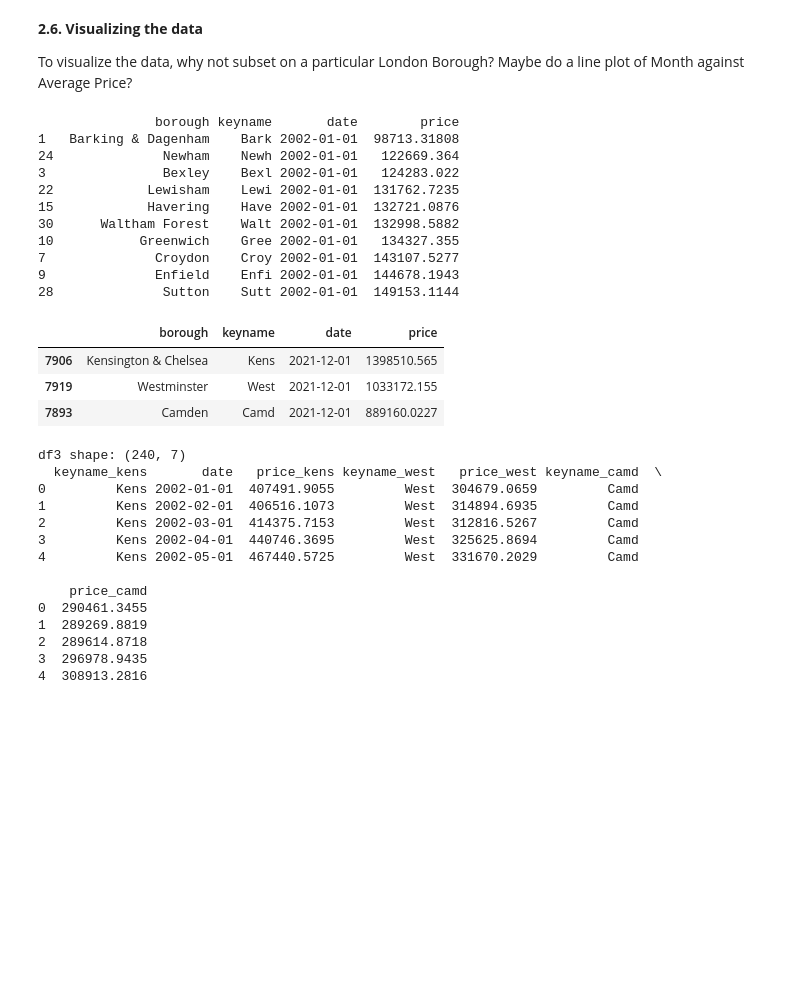
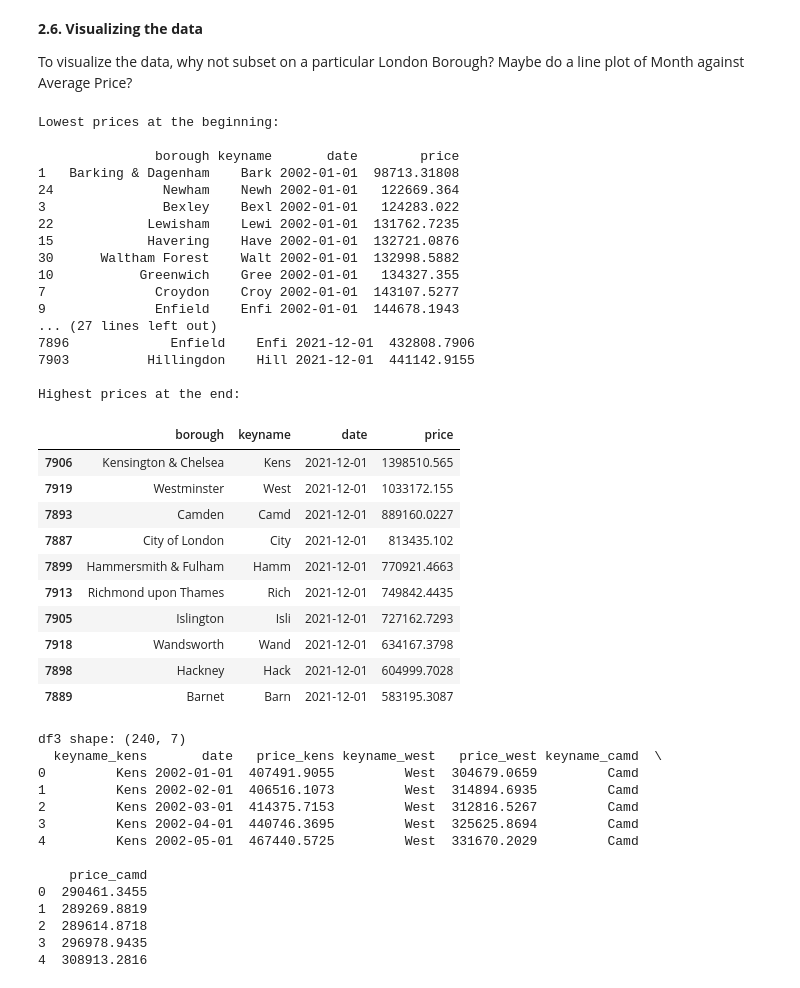
Before and after one commit to JeremyNJ/Springboard-DS-May22-001, a Jupyter notebook: Unit4Challenge-JStrauss0522.ipynb, the cells around one changed output. Drawn from its saved outputs; the diff is of its cells as text; code cells hidden in the pictures; blank space fills up the shorter version.

```diff
--- a/Unit4Challenge-JStrauss0522.ipynb
+++ b/Unit4Challenge-JStrauss0522.ipynb
@@ -302,28 +304,51 @@ fixed: 1
 **2.6. Visualizing the data**
 
 To visualize the data, why not subset on a particular London Borough? Maybe do a line plot of Month against Average Price?
-# %%
-# Let's find the 3 boroughs with the highest prices at the end of 2021 and chart the prices
-# over time for those 3.
-print(long_df[long_df['date']==datetime(2002, 1, 1, 0, 0)].sort_values('price').head(10))
-long_df[long_df['date']==datetime(2021, 12, 1, 0, 0)].sort_values('price',
-                                                                       ascending=False).head(3)
-# %% [output]
-               borough keyname       date        price
-1   Barking & Dagenham    Bark 2002-01-01  98713.31808
-24              Newham    Newh 2002-01-01   122669.364
-3               Bexley    Bexl 2002-01-01   124283.022
-22            Lewisham    Lewi 2002-01-01  131762.7235
-15            Havering    Have 2002-01-01  132721.0876
-30      Waltham Forest    Walt 2002-01-01  132998.5882
-10           Greenwich    Gree 2002-01-01   134327.355
-7              Croydon    Croy 2002-01-01  143107.5277
-9              Enfield    Enfi 2002-01-01  144678.1943
-28              Sutton    Sutt 2002-01-01  149153.1144
-|  | borough | keyname | date | price |
-| 7906 | Kensington & Chelsea | Kens | 2021-12-01 | 1398510.565 |
-| 7919 | Westminster | West | 2021-12-01 | 1033172.155 |
-| 7893 | Camden | Camd | 2021-12-01 | 889160.0227 |
+# %%
+# Let's begin exploring the data with a quick look at the boroughs with the lowest prices
+# and those with the highest prices. We'll take a glance at the beginning of our 20-year
+# study period in 2002 and at the end in 2021. and chart the prices
+# To get a feel for price increases over time, we will plot prices over time for the 3
+# boroughs with the highest ending prices.
+print("Lowest prices at the beginning:\n")
+print(long_df[long_df['date']==datetime(2002, 1, 1, 0, 0)].sort_values('price').head(10))
+print("\nHighest prices at the beginning:\n")
+print(long_df[long_df['date']==datetime(2002, 1, 1, 0, 0)].sort_values('price',
+                                                                      ascending=False).head(10))
+print("\nLowest prices at the end:\n")
+print(long_df[long_df['date']==datetime(2021, 12, 1, 0, 0)].sort_values('price').head(10))
+print("\nHighest prices at the end:")
+long_df[long_df['date']==datetime(2021, 12, 1, 0, 0)].sort_values('price',
+                                                                       ascending=False).head(10)
+# %% [output]
+Lowest prices at the beginning:
+
+               borough keyname       date        price
+1   Barking & Dagenham    Bark 2002-01-01  98713.31808
+24              Newham    Newh 2002-01-01   122669.364
+3               Bexley    Bexl 2002-01-01   124283.022
+22            Lewisham    Lewi 2002-01-01  131762.7235
+15            Havering    Have 2002-01-01  132721.0876
+30      Waltham Forest    Walt 2002-01-01  132998.5882
+10           Greenwich    Gree 2002-01-01   134327.355
+7              Croydon    Croy 2002-01-01  143107.5277
+9              Enfield    Enfi 2002-01-01  144678.1943
+... (27 lines left out)
+7896             Enfield    Enfi 2021-12-01  432808.7906
+7903          Hillingdon    Hill 2021-12-01  441142.9155
+
+Highest prices at the end:
+|  | borough | keyname | date | price |
+| 7906 | Kensington & Chelsea | Kens | 2021-12-01 | 1398510.565 |
+| 7919 | Westminster | West | 2021-12-01 | 1033172.155 |
+| 7893 | Camden | Camd | 2021-12-01 | 889160.0227 |
+| 7887 | City of London | City | 2021-12-01 | 813435.102 |
+| 7899 | Hammersmith & Fulham | Hamm | 2021-12-01 | 770921.4663 |
+| 7913 | Richmond upon Thames | Rich | 2021-12-01 | 749842.4435 |
+| 7905 | Islington | Isli | 2021-12-01 | 727162.7293 |
+| 7918 | Wandsworth | Wand | 2021-12-01 | 634167.3798 |
+| 7898 | Hackney | Hack | 2021-12-01 | 604999.7028 |
+| 7889 | Barnet | Barn | 2021-12-01 | 583195.3087 |
 # %%
 # To take the 3 boroughs with highest prices at the end of 2021 and plot them over time, together,
 # we need 3 arrays or one DataFrame with 3 columns. I will create the one DataFrams by subsetting
```
Also changed, not shown: parts of 3 cells of this notebook.
